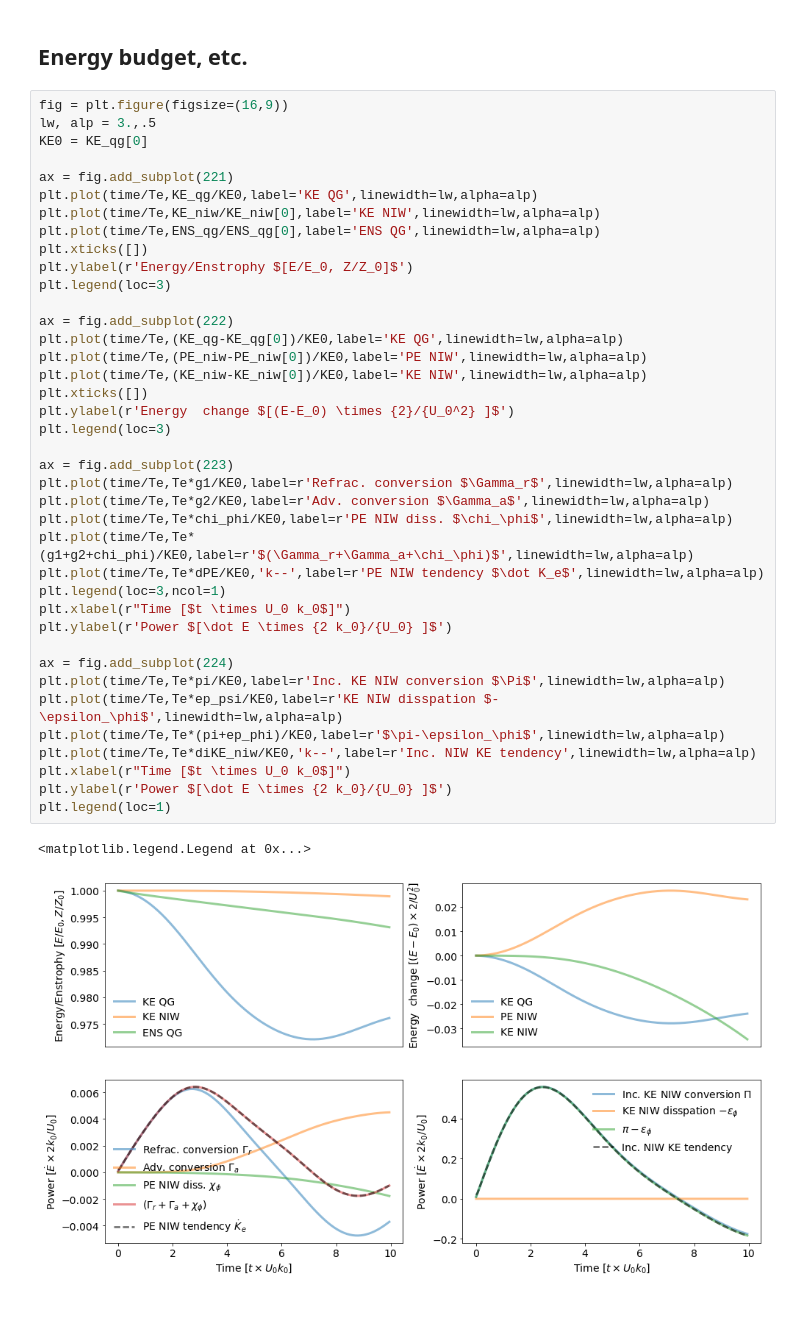
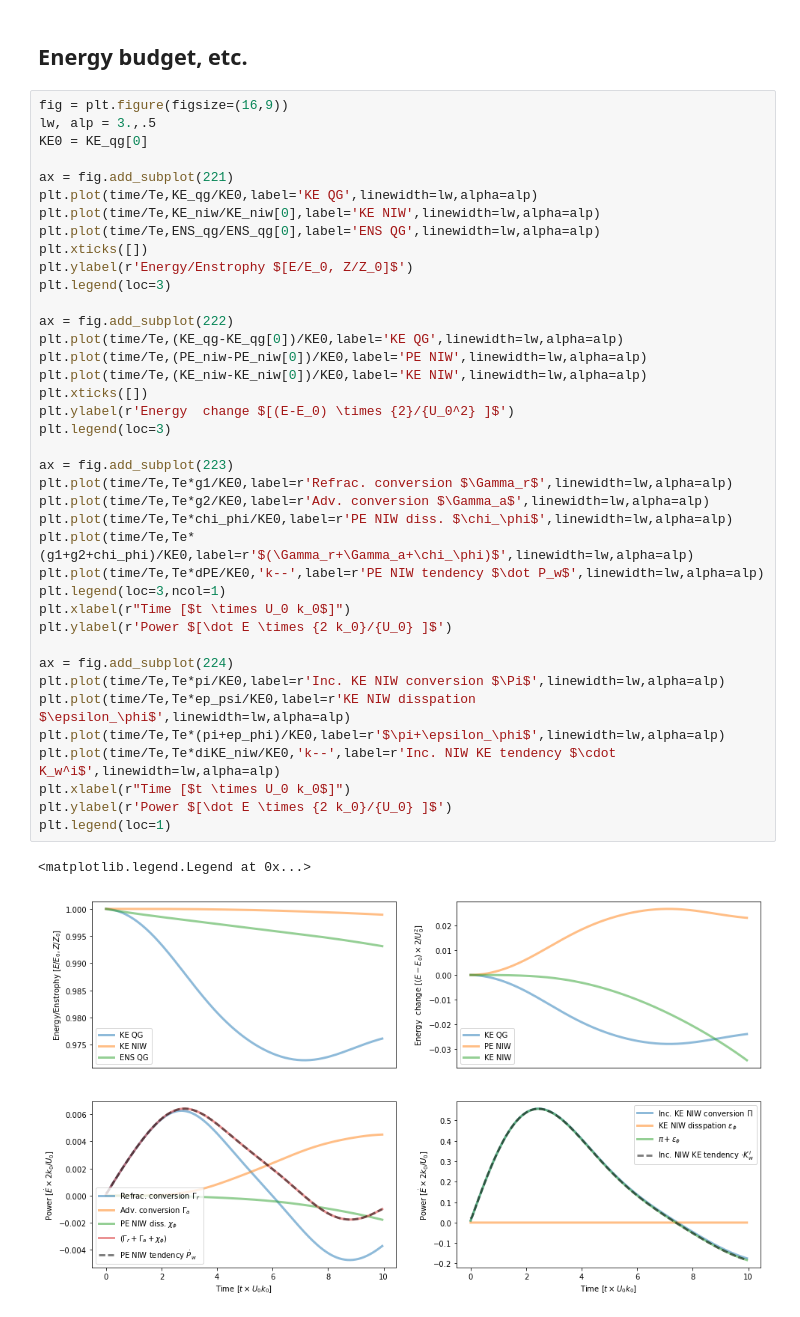
Before and after one commit to cesar-rocha/niwqg, a Jupyter notebook: examples/LambDipole_CoupledModel.ipynb, the cells around one changed output. Drawn from its saved outputs; the diff is of its cells as text.

```diff
--- a/examples/LambDipole_CoupledModel.ipynb
+++ b/examples/LambDipole_CoupledModel.ipynb
@@ -132,35 +132,35 @@ plt.plot(time/Te,KE_qg/KE0,label='KE QG',linewidth=lw,alpha=alp)
 plt.plot(time/Te,KE_niw/KE_niw[0],label='KE NIW',linewidth=lw,alpha=alp)
 plt.plot(time/Te,ENS_qg/ENS_qg[0],label='ENS QG',linewidth=lw,alpha=alp)
 plt.xticks([])
 plt.ylabel(r'Energy/Enstrophy $[E/E_0, Z/Z_0]$')
 plt.legend(loc=3)
 
 ax = fig.add_subplot(222)
 plt.plot(time/Te,(KE_qg-KE_qg[0])/KE0,label='KE QG',linewidth=lw,alpha=alp)
 plt.plot(time/Te,(PE_niw-PE_niw[0])/KE0,label='PE NIW',linewidth=lw,alpha=alp)
 plt.plot(time/Te,(KE_niw-KE_niw[0])/KE0,label='KE NIW',linewidth=lw,alpha=alp)
 plt.xticks([])
 plt.ylabel(r'Energy  change $[(E-E_0) \times {2}/{U_0^2} ]$')
 plt.legend(loc=3)
 
 ax = fig.add_subplot(223)
 plt.plot(time/Te,Te*g1/KE0,label=r'Refrac. conversion $\Gamma_r$',linewidth=lw,alpha=alp)
 plt.plot(time/Te,Te*g2/KE0,label=r'Adv. conversion $\Gamma_a$',linewidth=lw,alpha=alp)
 plt.plot(time/Te,Te*chi_phi/KE0,label=r'PE NIW diss. $\chi_\phi$',linewidth=lw,alpha=alp)
 plt.plot(time/Te,Te*(g1+g2+chi_phi)/KE0,label=r'$(\Gamma_r+\Gamma_a+\chi_\phi)$',linewidth=lw,alpha=alp)
-plt.plot(time/Te,Te*dPE/KE0,'k--',label=r'PE NIW tendency $\dot K_e$',linewidth=lw,alpha=alp)
+plt.plot(time/Te,Te*dPE/KE0,'k--',label=r'PE NIW tendency $\dot P_w$',linewidth=lw,alpha=alp)
 plt.legend(loc=3,ncol=1)
 plt.xlabel(r"Time [$t \times U_0 k_0$]")
 plt.ylabel(r'Power $[\dot E \times {2 k_0}/{U_0} ]$')
 
 ax = fig.add_subplot(224)
 plt.plot(time/Te,Te*pi/KE0,label=r'Inc. KE NIW conversion $\Pi$',linewidth=lw,alpha=alp)
-plt.plot(time/Te,Te*ep_psi/KE0,label=r'KE NIW disspation $-\epsilon_\phi$',linewidth=lw,alpha=alp)
-plt.plot(time/Te,Te*(pi+ep_phi)/KE0,label=r'$\pi-\epsilon_\phi$',linewidth=lw,alpha=alp)
-plt.plot(time/Te,Te*diKE_niw/KE0,'k--',label=r'Inc. NIW KE tendency',linewidth=lw,alpha=alp)
+plt.plot(time/Te,Te*ep_psi/KE0,label=r'KE NIW disspation $\epsilon_\phi$',linewidth=lw,alpha=alp)
+plt.plot(time/Te,Te*(pi+ep_phi)/KE0,label=r'$\pi+\epsilon_\phi$',linewidth=lw,alpha=alp)
+plt.plot(time/Te,Te*diKE_niw/KE0,'k--',label=r'Inc. NIW KE tendency $\cdot K_w^i$',linewidth=lw,alpha=alp)
 plt.xlabel(r"Time [$t \times U_0 k_0$]")
 plt.ylabel(r'Power $[\dot E \times {2 k_0}/{U_0} ]$')
 plt.legend(loc=1)
 # %% [output]
 <matplotlib.legend.Legend at 0x...>
-[figure, old version]
+[figure, new version]
```
Also changed, not shown: parts of 1 cell of this notebook.
